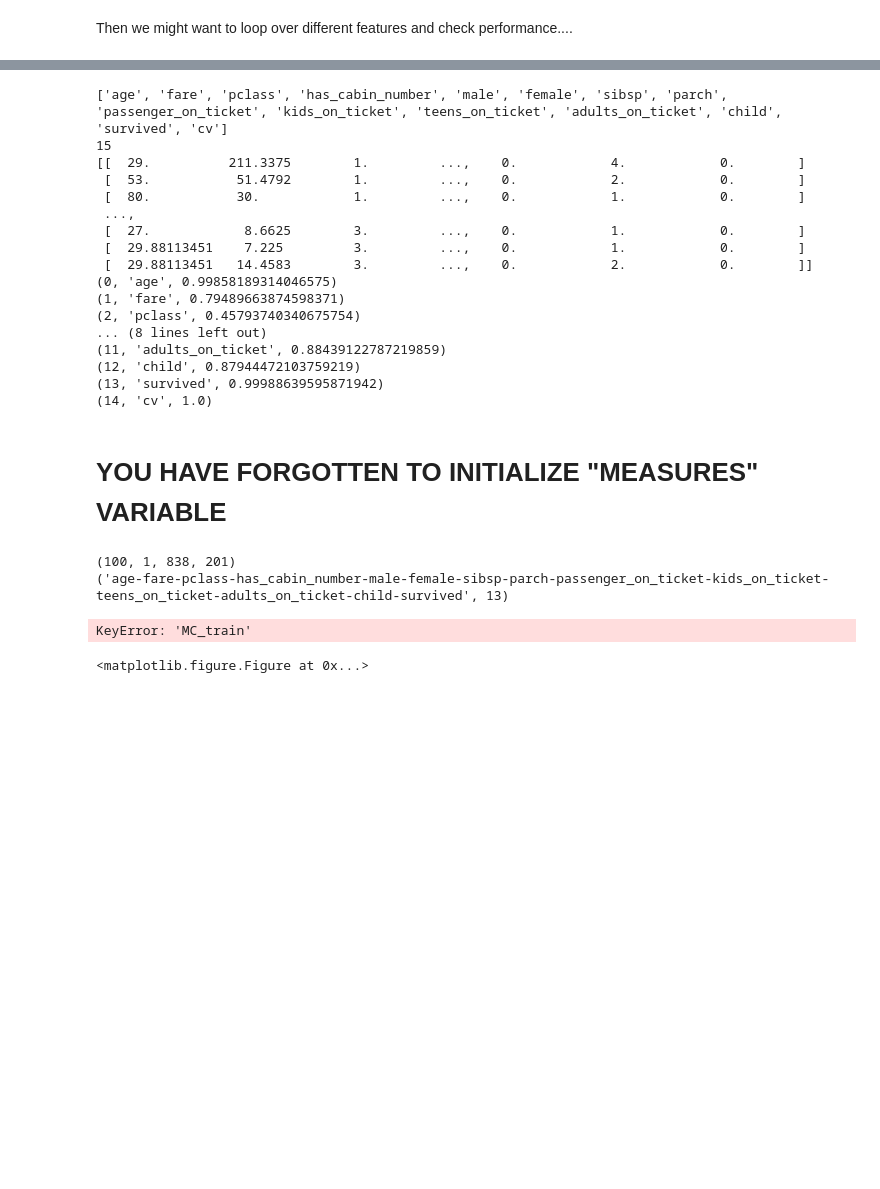
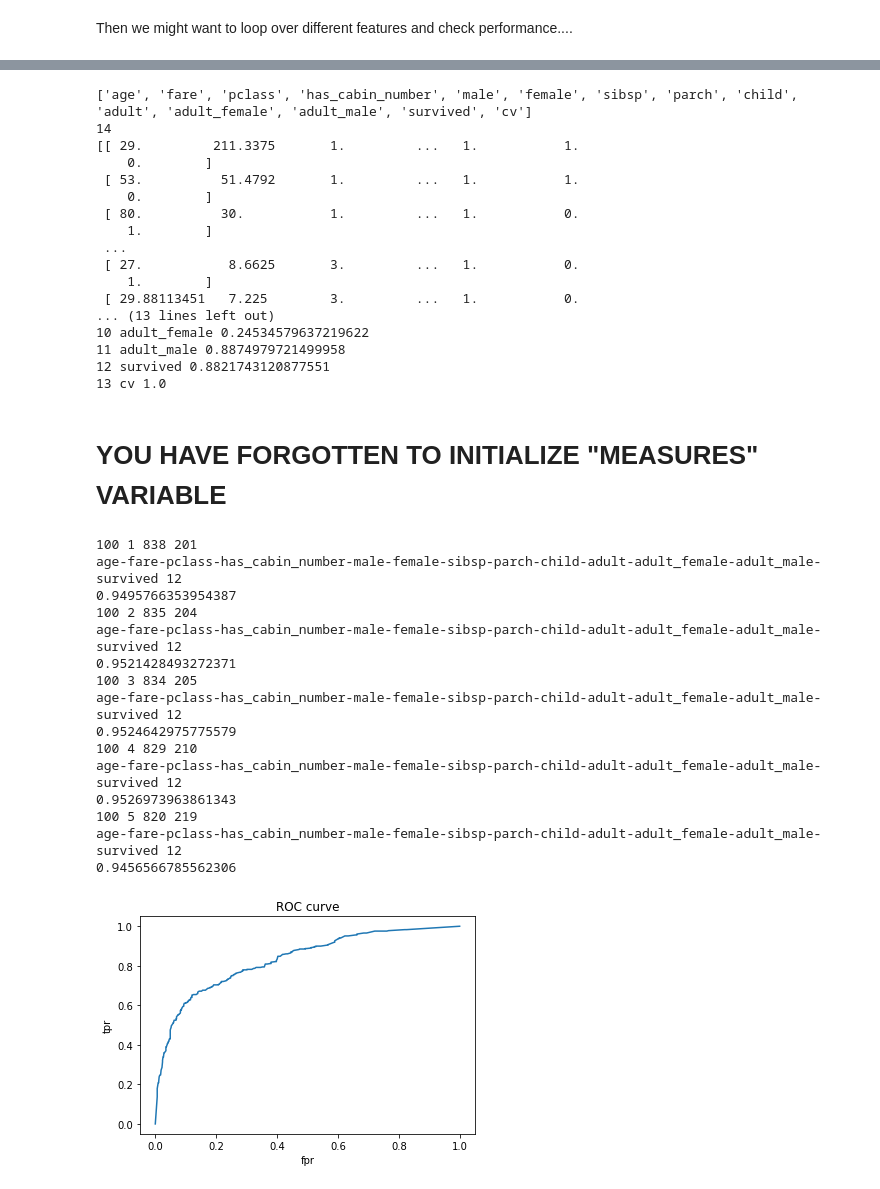
Before and after one commit to sailepradh/medbio_ML_proj, a Jupyter notebook: notebook/Exercise_on_supervised_learning-StudentVersion.ipynb, the cells around one changed output, grey strips where cells are left out. Saved outputs shown, nothing was run; the diff lists cells and outputs as text; code cells hidden in the pictures; blank space fills up the shorter version.

```diff
--- a/notebook/Exercise_on_supervised_learning-StudentVersion.ipynb
+++ b/notebook/Exercise_on_supervised_learning-StudentVersion.ipynb
@@ -547,6 +633,7 @@ print(clf.feature_importances_)
 # %%
 #from sklearn.metrics import matthews_corrcoef
-trainable_cols=["age","fare","pclass","has_cabin_number","male","female","sibsp","parch","passenger_on_ticket","kids_on_ticket","teens_on_ticket","adults_on_ticket","child"]
+#trainable_cols=["age","fare","pclass","has_cabin_number","male","female","sibsp","parch","passenger_on_ticket","kids_on_ticket","teens_on_ticket","adults_on_ticket","child"]
+trainable_cols=["age","fare","pclass","has_cabin_number","male","female","sibsp","parch","child","adult","adult_female","adult_male"]
 #trainable_cols.reverse()
 trainable_cols.append("survived")
 trainable_cols.append("cv")
@@ -583,26 +670,33 @@ for i,name in enumerate(trainable_cols):
 #    c=matthews_corrcoef(data[:,i],data[:,size_y-1])
     print(i,name,corr[i,size_y-1])
 # %% [output]
-['age', 'fare', 'pclass', 'has_cabin_number', 'male', 'female', 'sibsp', 'parch', 'passenger_on_ticket', 'kids_on_ticket', 'teens_on_ticket', 'adults_on_ticket', 'child', 'survived', 'cv']
-15
-[[  29.          211.3375        1.         ...,    0.            4.            0.        ]
- [  53.           51.4792        1.         ...,    0.            2.            0.        ]
- [  80.           30.            1.         ...,    0.            1.            0.        ]
- ...,
- [  27.            8.6625        3.         ...,    0.            1.            0.        ]
- [  29.88113451    7.225         3.         ...,    0.            1.            0.        ]
- [  29.88113451   14.4583        3.         ...,    0.            2.            0.        ]]
-(0, 'age', 0.99858189314046575)
-(1, 'fare', 0.79489663874598371)
-(2, 'pclass', 0.45793740340675754)
-... (8 lines left out)
-(11, 'adults_on_ticket', 0.88439122787219859)
-(12, 'child', 0.87944472103759219)
-(13, 'survived', 0.99988639595871942)
-(14, 'cv', 1.0)
+['age', 'fare', 'pclass', 'has_cabin_number', 'male', 'female', 'sibsp', 'parch', 'child', 'adult', 'adult_female', 'adult_male', 'survived', 'cv']
+14
+[[ 29.         211.3375       1.         ...   1.           1.
+    0.        ]
+ [ 53.          51.4792       1.         ...   1.           1.
+    0.        ]
+ [ 80.          30.           1.         ...   1.           0.
+    1.        ]
+ ...
+ [ 27.           8.6625       3.         ...   1.           0.
+    1.        ]
+ [ 29.88113451   7.225        3.         ...   1.           0.
+... (13 lines left out)
+10 adult_female 0.24534579637219622
+11 adult_male 0.8874979721499958
+12 survived 0.8821743120877551
+13 cv 1.0
 # %% [markdown]
 # YOU HAVE FORGOTTEN TO INITIALIZE "MEASURES" VARIABLE
 # %%
+measures = {'MC_train':{},
+           'MC_test':{},
+           'acc_train':{},
+            'acc_test':{},
+            'F1_train':{},
+           'F1_test':{}
+           }
 plt.clf()
 legend_text=[]
 for feat_stop in range(X.shape[1],X.shape[1]+1):
@@ -619,7 +713,6 @@ for feat_stop in range(X.shape[1],X.shape[1]+1):
             #continue
             print(feat_name,feat_stop)
 
-
             X_train, X_test = X[train_index,0:feat_stop+1], X[test_index,0:feat_stop+1]
             Y_train, Y_test = Y[train_index], Y[test_index]
            # continue
@@ -634,40 +727,52 @@ for feat_stop in range(X.shape[1],X.shape[1]+1):
             MC_train=sklearn.metrics.matthews_corrcoef(train_pred,Y_train)
             acc=sklearn.metrics.accuracy_score(train_pred,Y_train)
             MC=sklearn.metrics.matthews_corrcoef(train_pred,Y_train)
-
+            print(MC_train)
 
             name=feat_name +'-trees-'+str(trees)+'-fold-'+str(fold)
 
             measures['MC_train'][name]=sklearn.metrics.matthews_corrcoef(train_pred,Y_train)
             measures['MC_test'][name]=sklearn.metrics.matthews_corrcoef(test_pred,Y_test)
             measures['acc_train'][name]=sklearn.metrics.accuracy_score(train_pred,Y_train)
             measures['acc_test'][name]=sklearn.metrics.accuracy_score(test_pred,Y_test)
             measures['F1_train'][name]=sklearn.metrics.f1_score(train_pred,Y_train)
             measures['F1_test'][name]=sklearn.metrics.f1_score(test_pred,Y_test)
             pred_save.append(test_pred)
             pred_prob_save.append(test_pred_prob)
             true_save.append(Y_test)
             fold=fold+1
         #continue
         name=feat_name +'-trees-'+str(trees)+'-overall'
     #print Y_test
     #print np.concatenate(true_save)
         pred_save=np.concatenate(pred_save)
         true_save=np.concatenate(true_save)
         pred_prob_save=np.concatenate(pred_prob_save)
         measures['MC_test'][name]=sklearn.metrics.matthews_corrcoef(pred_save,true_save)
         measures['acc_test'][name]=sklearn.metrics.accuracy_score(pred_save,true_save)
         measures['F1_test'][name]=sklearn.metrics.f1_score(pred_save,true_save)
         (prec,recall,thres)=sklearn.metrics.precision_recall_curve(true_save,pred_prob_save[:,1])
         (fpr,tpr,thres_roc)=sklearn.metrics.roc_curve(true_save,pred_prob_save[:,1])
         plt.plot(fpr,tpr)
         plt.title('ROC curve')
         plt.xlabel('fpr')
         plt.ylabel('tpr')
         #plt.xlabel('Prec')
         #plt.ylabel('Recall')
 # %% [output]
-(100, 1, 838, 201)
-('age-fare-pclass-has_cabin_number-male-female-sibsp-parch-passenger_on_ticket-kids_on_ticket-teens_on_ticket-adults_on_ticket-child-survived', 13)
+100 1 838 201
+age-fare-pclass-has_cabin_number-male-female-sibsp-parch-child-adult-adult_female-adult_male-survived 12
+0.9495766353954387
+100 2 835 204
+age-fare-pclass-has_cabin_number-male-female-sibsp-parch-child-adult-adult_female-adult_male-survived 12
+0.9521428493272371
+100 3 834 205
+age-fare-pclass-has_cabin_number-male-female-sibsp-parch-child-adult-adult_female-adult_male-survived 12
+0.9524642975775579
+100 4 829 210
+age-fare-pclass-has_cabin_number-male-female-sibsp-parch-child-adult-adult_female-adult_male-survived 12
+0.9526973963861343
+100 5 820 219
+age-fare-pclass-has_cabin_number-male-female-sibsp-parch-child-adult-adult_female-adult_male-survived 12
+0.9456566785562306
-KeyError: 'MC_train'
-<matplotlib.figure.Figure at 0x...>
+[figure, added]
```
Also changed, not shown: parts of 31 cells of this notebook.
